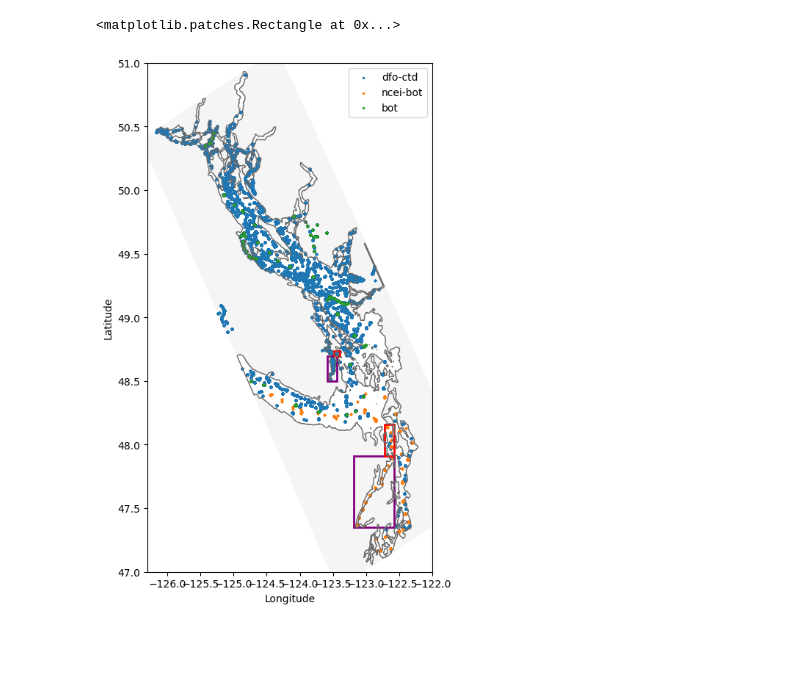
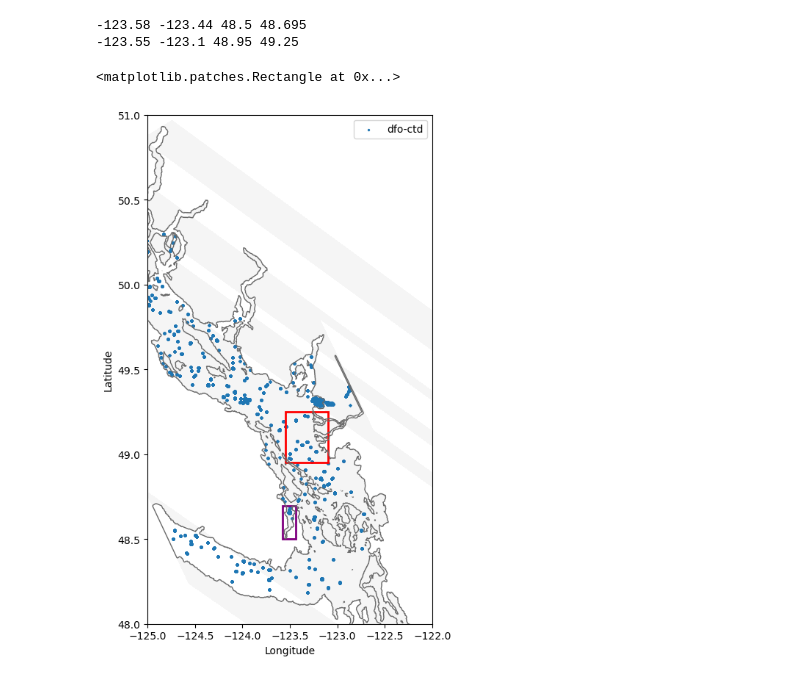
Before and after one commit to SalishSeaCast/analysis-abdoul, a Jupyter notebook: notebooks/salishsea_oxy/Evals_Oxygen_SI-SoG_profiles2018.ipynb, the cells around one changed output. Drawn from its saved outputs; the diff is of its cells as text; code cells hidden in the pictures; blank space fills up the shorter version.

```diff
--- a/notebooks/salishsea_oxy/Evals_Oxygen_SI-SoG_profiles2018.ipynb
+++ b/notebooks/salishsea_oxy/Evals_Oxygen_SI-SoG_profiles2018.ipynb
@@ -122,6 +51,6 @@ dfo_ctd
 # %%
 grid = xr.open_dataset('/ocean/atall/MOAD/grid/grid_from_lat_lon_mask999.nc')
-with xr.open_dataset('/data/atall/MEOPAR/grid/mesh_mask202108.nc') as mesh:
+with xr.open_dataset('/ocean/atall/MOAD/grid/mesh_mask_202310b.nc') as mesh:
     tmask = mesh.tmask
     mbathy = mesh.mbathy
     long = mesh.nav_lon
@@ -210,55 +80,56 @@ print(lonHCS1, lonHCS2, latHCS1, latHCS2)
+# %%
+
+lonSI1 = -123.58
+lonSI2 = -123.44
+latSI1 = 48.5
+latSI2 = 48.695
+
+lonSoG1 = -123.55
+lonSoG2 = -123.1
+latSoG1 = 48.95
+latSoG2 = 49.25
+
+print(lonSI1, lonSI2, latSI1, latSI2)
+print(lonSoG1, lonSoG2, latSoG1, latSoG2)
+# %% [output]
+-123.58 -123.44 48.5 48.695
+-123.55 -123.1 48.95 49.25
 # %%
 fig, ax = plt.subplots(1,1,figsize=(5, 9))
 
 ax.contourf(long, latg, mbathy[0,:,:], linewidths=1, levels=[-0.01, 0.01], colors='whitesmoke')
 ax.contour(long, latg, mbathy[0,:,:], linewidths=1, levels=[-0.01, 0.01], colors='dimgray')
 #ax.contour(grid.lon_rho, grid.lat_rho,grid.h, linewidths=1, levels=[200, 1000, 2000], colors='dimgray', alpha=0.5)
 ax.set_ylabel('Latitude')
 ax.set_xlabel('Longitude')
 #ax.set_ylim([47,48.5])
 #ax.set_xlim([-123.5,-122])
-ax.set_ylim([47,51])
-ax.set_xlim([-126.3,-122])
+ax.set_ylim([48,51])
+ax.set_xlim([-125,-122])
 
 # plot the location of observations
-ax.scatter(dfo_ctd.Lon[dfo_ctd.name != 'bottle'], dfo_ctd.Lat[dfo_ctd.name != 'bottle'], s=2, label="dfo-ctd")
-ax.scatter(ncei_bot.Lon[ncei_bot.name != 'ctd'], ncei_bot.Lat[ncei_bot.name != 'ctd'], s=2, label="ncei-bot")
-ax.scatter(bot.Lon, bot.Lat, s=2, label="bot")
+ax.scatter(ctd_2024XXa.Lon[ctd_2024XXa.name != 'bottle'], ctd_2024XXa.Lat[ctd_2024XXa.name != 'bottle'], s=2, label="dfo-ctd")
+#ax.scatter(ncei_bot.Lon[ncei_bot.name != 'ctd'], ncei_bot.Lat[ncei_bot.name != 'ctd'], s=2, label="ncei-bot")
+#ax.scatter(bot.Lon, bot.Lat, s=2, label="bot")
 ax.legend()
 #ax.plot([lonSI1, lonSI2, lonSI2, lonSI1, lonSI1], [latSI1, latSI1, latSI2, latSI2, latSI1], '-','r')
 leftSI, bottomSI, widthSI, heightSI = (lonSI1, latSI1, lonSI2-lonSI1, latSI2-latSI1)
-leftSIS, bottomSIS, widthSIS, heightSIS = (lonSIS1, latSIS1, lonSIS2-lonSIS1, latSIS2-latSIS1)
-leftHC, bottomHC, widthHC, heightHC = (lonHC1, latHC1, lonHC2-lonHC1, latHC2-latHC1)
-leftHCS, bottomHCS, widthHCS, heightHCS = (lonHCS1, latHCS1, lonHCS2-lonHCS1, latHCS2-latHCS1)
+leftSoG, bottomSoG, widthSoG, heightSoG = (lonSoG1, latSoG1, lonSoG2-lonSoG1, latSoG2-latSoG1)
 rectSI=mpatches.Rectangle((leftSI,bottomSI),widthSI,heightSI,
                         fill=False,
                         #alpha=0.1
                         color="purple",
                        linewidth=2,
                        label="Saanich Inlet")
-rectSIS=mpatches.Rectangle((leftSIS,bottomSIS),widthSIS,heightSIS,
+rectSoG=mpatches.Rectangle((leftSoG,bottomSoG),widthSoG,heightSoG,
                         fill=False,
                         #alpha=0.1
                         color="red",
                        linewidth=2,
                        label=" SI Sill")
-rectHC=mpatches.Rectangle((leftHC,bottomHC),widthHC,heightHC,
-                        fill=False,
-                        #alpha=0.1
-                        color="purple",
-                       linewidth=2,
-                       label="Hood Canal")
-                       #facecolor="red")
-rectHCS=mpatches.Rectangle((leftHCS,bottomHCS),widthHCS,heightHCS,
-                        fill=False,
-                        #alpha=0.1
-                        color="red",
-                       linewidth=2,
-                       label="HC-Sill")
+
 plt.gca().add_patch(rectSI)
-plt.gca().add_patch(rectSIS)
-plt.gca().add_patch(rectHC)
-plt.gca().add_patch(rectHCS)
+plt.gca().add_patch(rectSoG)
 # %% [output]
 <matplotlib.patches.Rectangle at 0x...>
-[figure, old version]
+[figure, new version]
```
Also changed, not shown: parts of 27 cells of this notebook.
